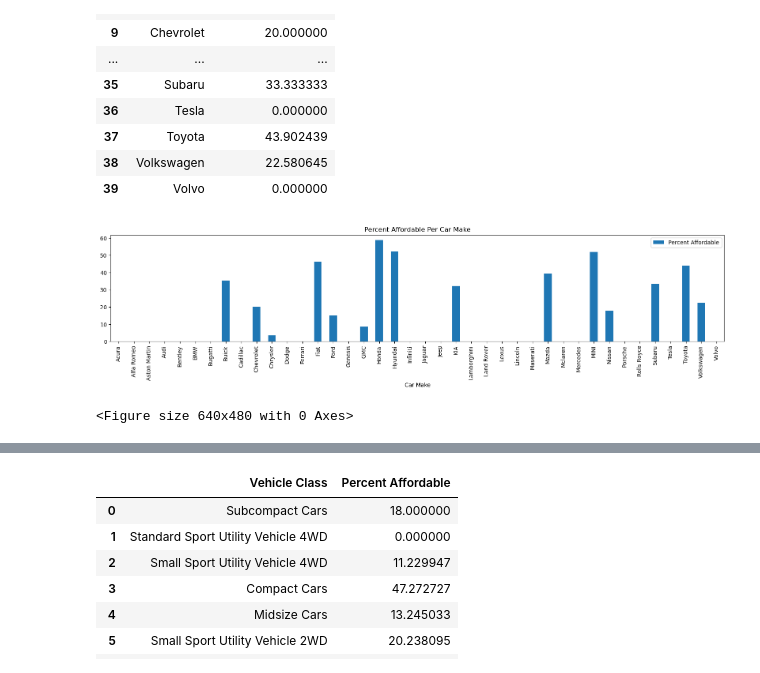
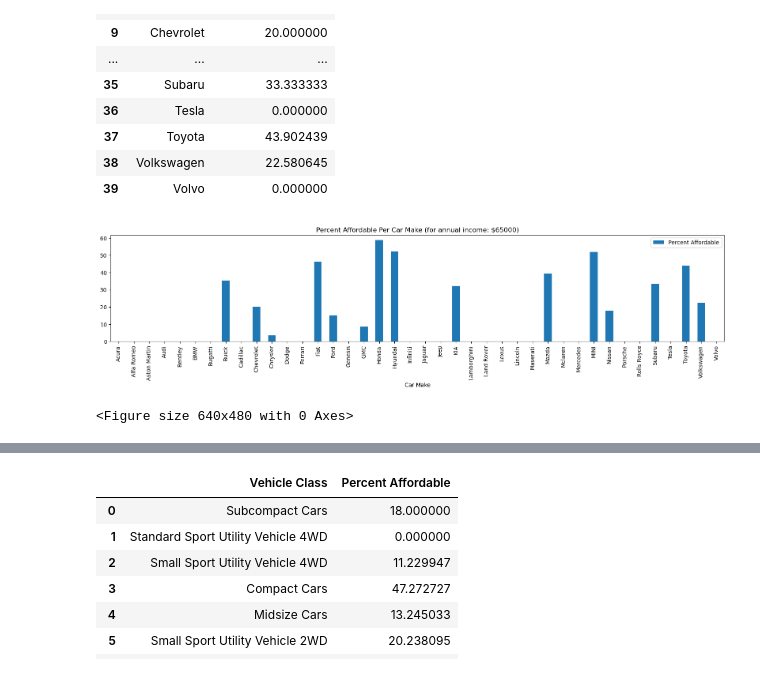
Before and after one commit to raniljoshua/Data-Analysis-Bootcamp_Project-1, a Jupyter notebook: car_payment.ipynb, the cells around one changed output, grey strips where cells are left out. Drawn from its saved outputs; the diff is of its cells as text; code cells hidden in the pictures.

```diff
--- a/car_payment.ipynb
+++ b/car_payment.ipynb
@@ -180,27 +181,18 @@ test
 | 38 | Volkswagen | 22.580645 |
 | 39 | Volvo | 0.000000 |
 # %%
-interest_rate = 0.0909
-loan_term = 72
 
-annual_income = 65000
-monthly_income = annual_income/12
-monthly_payment_budget = monthly_income*0.1
-
-# print(car_makes)
-
-percent_afford_df = percent_afford_per_make(car_prices_df,interest_rate,loan_term,monthly_payment_budget,car_makes)
 percent_afford_df = percent_afford_df.set_index("Car Make")
 percent_afford_df.head()
 
 # Use DataFrame.plot() in order to create a bar chart of the data
-percent_afford_df.plot(kind="bar", figsize=(20,3.5))
+percent_afford_df.plot(kind="bar", figsize=(20,3.5),ylim=(0,100))
 
 # Set a title for the chart
-plt.title("Percent Affordable Per Car Make")
+plt.title(f"Percent Affordable Per Car Make (for annual income: ${annual_income})")
 
 plt.show()
 plt.tight_layout()
 # %% [output]
-[figure, old version]
+[figure, new version]
 <Figure size 640x480 with 0 Axes>
```
Also changed, not shown: parts of 6 cells of this notebook.
